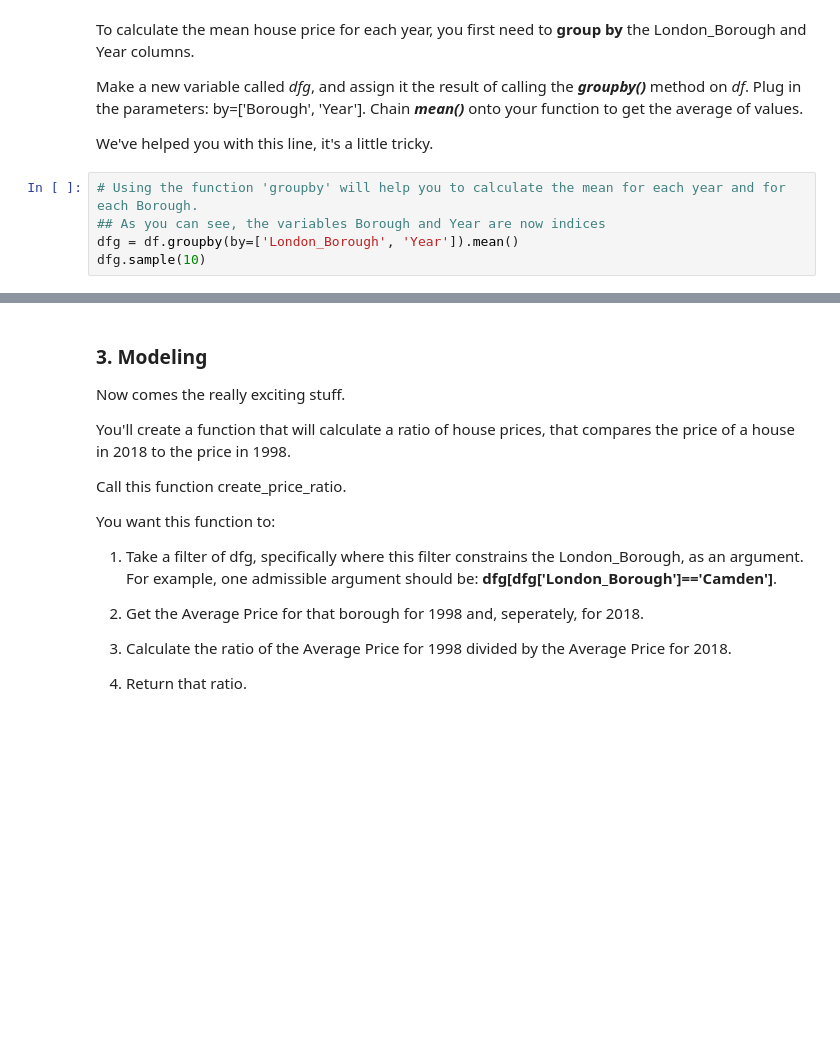
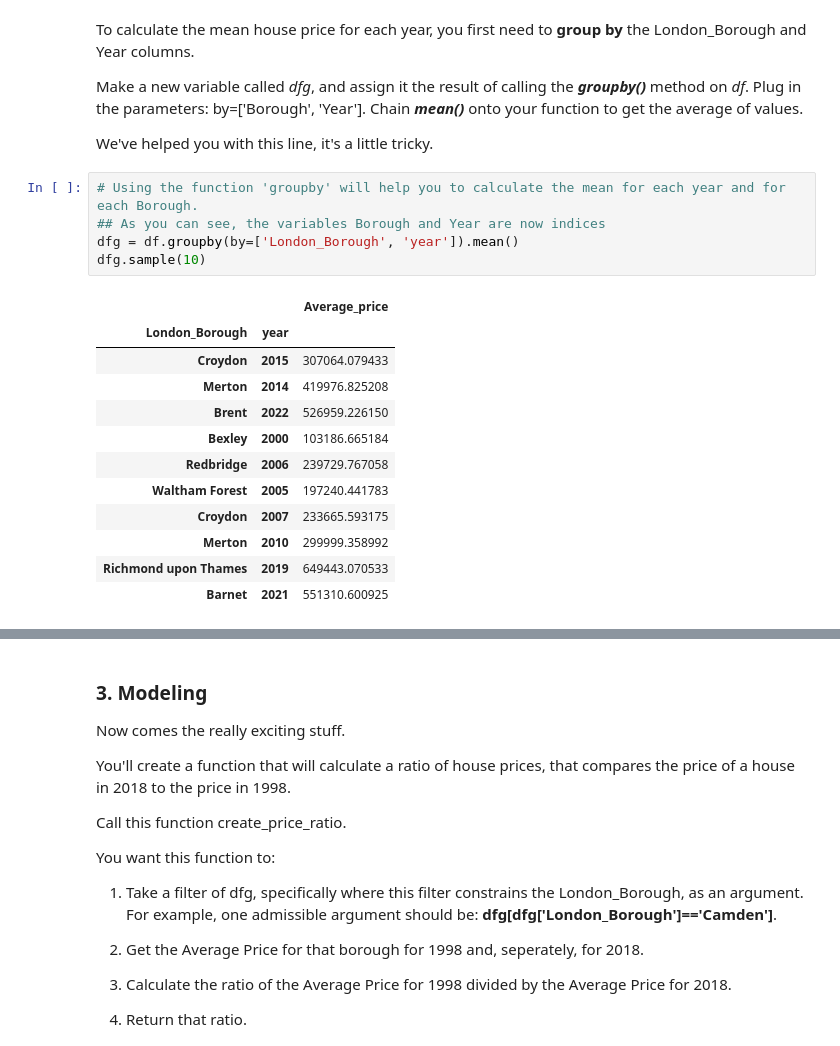
Before and after one commit to Lidan2022/Springboard, a Jupyter notebook: Unit 4 Challenge - Tier 2.ipynb, the cells around one changed output, grey strips where cells are left out. Cells and saved outputs as stored; diff of their text form; blank space fills up the shorter version.

```diff
--- a/Unit 4 Challenge - Tier 2.ipynb
+++ b/Unit 4 Challenge - Tier 2.ipynb
@@ -539,7 +713,20 @@ We've helped you with this line, it's a little tricky.
 # %%
 # Using the function 'groupby' will help you to calculate the mean for each year and for each Borough.
 ## As you can see, the variables Borough and Year are now indices
-dfg = df.groupby(by=['London_Borough', 'Year']).mean()
+dfg = df.groupby(by=['London_Borough', 'year']).mean()
 dfg.sample(10)
+# %% [output]
+|  |  | Average_price |
+| London_Borough | year |  |
+| Croydon | 2015 | 307064.079433 |
+| Merton | 2014 | 419976.825208 |
+| Brent | 2022 | 526959.226150 |
+| Bexley | 2000 | 103186.665184 |
+| Redbridge | 2006 | 239729.767058 |
+| Waltham Forest | 2005 | 197240.441783 |
+| Croydon | 2007 | 233665.593175 |
+| Merton | 2010 | 299999.358992 |
+| Richmond upon Thames | 2019 | 649443.070533 |
+| Barnet | 2021 | 551310.600925 |
 # %%
 # Let's reset the index for our new DataFrame dfg, and call the head() method on it.
```
Also changed, not shown: parts of 41 cells of this notebook.
